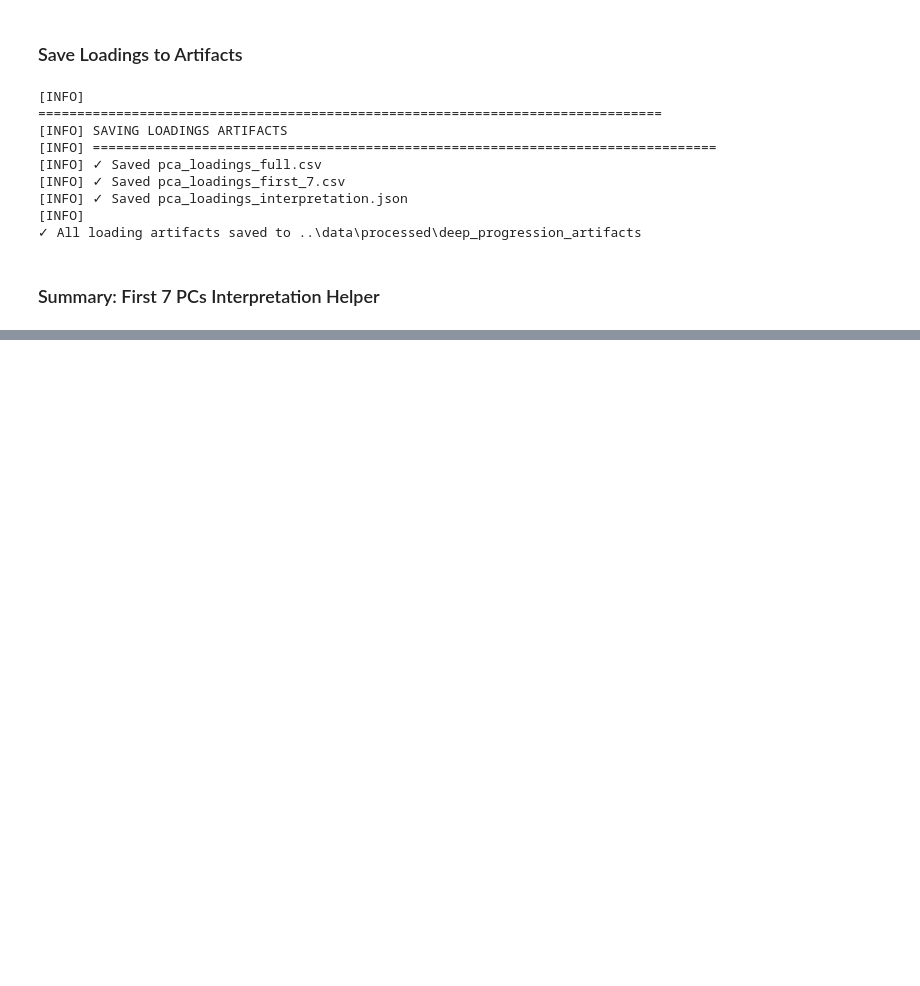
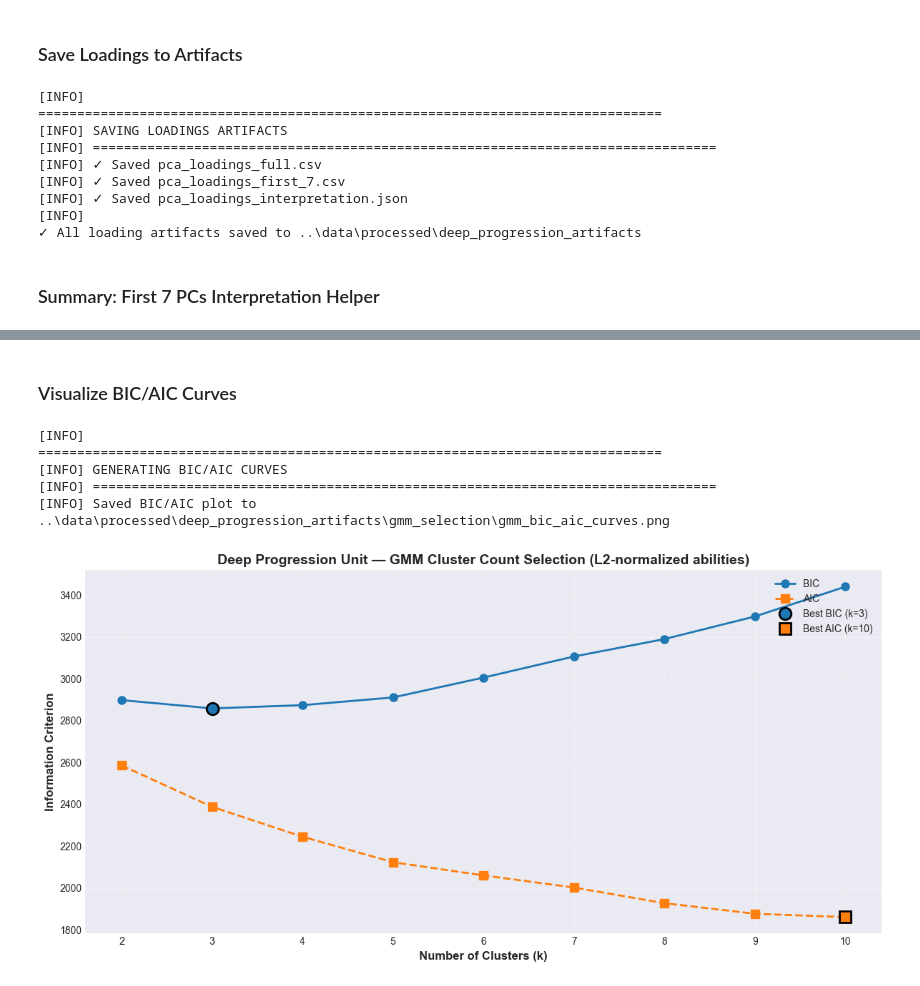
Before and after one commit to Eugenia148/ISAC2025, a Jupyter notebook: notebooks/deep_progression_pca_variance.ipynb, the cells around one changed output, grey strips where cells are left out. Drawn from its saved outputs; the diff is of its cells as text; code cells hidden in the pictures; blank space fills up the shorter version.

```diff
--- a/notebooks/deep_progression_pca_variance.ipynb
+++ b/notebooks/deep_progression_pca_variance.ipynb
@@ -1431,0 +1665,63 @@ PC1 (24.1% variance):
+# %% [markdown]
+### Visualize BIC/AIC Curves
+# %%
+def plot_bic_aic_curves(results_df, save_path=None):
+    """
+    Plot BIC and AIC curves for GMM cluster count selection.
+    """
+    fig, ax = plt.subplots(figsize=(12, 6))
+
+    k_vals = results_df['k'].values
+    bic_vals = results_df['BIC'].values
+    aic_vals = results_df['AIC'].values
+
+    # Plot BIC
+    ax.plot(k_vals, bic_vals, marker='o', linewidth=2, markersize=8,
+            label='BIC', color='#1f77b4', linestyle='-')
+
+    # Plot AIC
+    ax.plot(k_vals, aic_vals, marker='s', linewidth=2, markersize=8,
+            label='AIC', color='#ff7f0e', linestyle='--')
+
+    # Mark best k values
+    best_bic_idx = results_df['BIC'].idxmin()
+    best_aic_idx = results_df['AIC'].idxmin()
+
+    ax.plot(results_df.loc[best_bic_idx, 'k'], results_df.loc[best_bic_idx, 'BIC'],
+            'o', markersize=12, color='#1f77b4', markeredgecolor='black', markeredgewidth=2,
+            label=f"Best BIC (k={int(results_df.loc[best_bic_idx, 'k'])})")
+
+    ax.plot(results_df.loc[best_aic_idx, 'k'], results_df.loc[best_aic_idx, 'AIC'],
+            's', markersize=12, color='#ff7f0e', markeredgecolor='black', markeredgewidth=2,
+            label=f"Best AIC (k={int(results_df.loc[best_aic_idx, 'k'])})")
+
+    # Formatting
+    ax.set_xlabel('Number of Clusters (k)', fontsize=12, fontweight='bold')
+    ax.set_ylabel('Information Criterion', fontsize=12, fontweight='bold')
+    ax.set_title('Deep Progression Unit — GMM Cluster Count Selection (L2-normalized abilities)',
+                 fontsize=14, fontweight='bold')
+    ax.set_xticks(k_vals)
+    ax.legend(loc='upper right', fontsize=10)
+    ax.grid(True, alpha=0.3)
+
+    plt.tight_layout()
+
+    if save_path:
+        plt.savefig(save_path, dpi=150, bbox_inches='tight')
+        log_message(f"Saved BIC/AIC plot to {save_path}")
+
+    plt.show()
+
+# Generate plot
+log_message("\n" + "="*80)
+log_message("GENERATING BIC/AIC CURVES")
+log_message("="*80)
+
+plot_bic_aic_curves(gmm_results_df, save_path=gmm_selection_dir / "gmm_bic_aic_curves.png")
+# %% [output]
+[INFO]
+================================================================================
+[INFO] GENERATING BIC/AIC CURVES
+[INFO] ================================================================================
+[INFO] Saved BIC/AIC plot to ..\data\processed\deep_progression_artifacts\gmm_selection\gmm_bic_aic_curves.png
+[figure, added]
```
Also changed, not shown: parts of 54 cells of this notebook, 9 other files.
